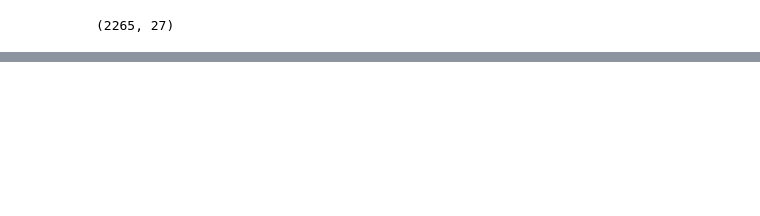
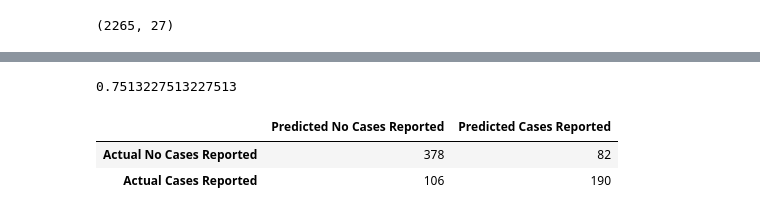
Before and after one commit to Tsoggy/Lyme_Disease, a Jupyter notebook: Lyme_ML_model.ipynb, the cells around one changed output, grey strips where cells are left out. Saved outputs shown, nothing was run; the diff lists cells and outputs as text; code cells hidden in the pictures; blank space fills up the shorter version.

```diff
--- a/Lyme_ML_model.ipynb
+++ b/Lyme_ML_model.ipynb
@@ -167,0 +229,11 @@ X_train.shape
+# %%
+# Resample the training data with SMOTE
+from imblearn.over_sampling import SMOTE
+X_resampled, y_resampled = SMOTE(random_state=1,
+sampling_strategy='auto').fit_resample(
+   X_train, y_train)
+# %%
+# Train the Logistic Regression model using the resampled data
+classifier = LogisticRegression(random_state=1)
+classifier.fit(X_resampled, y_resampled)
+y_pred = classifier.predict(X_test)
@@ -167,0 +248,17 @@ X_train.shape
+# %%
+# Calculated the balanced accuracy score
+print(accuracy_score(y_test, y_pred))
+# %% [output]
+0.7513227513227513
+# %%
+# Display the confusion matrix
+from sklearn.metrics import confusion_matrix, classification_report
+
+matrix = confusion_matrix(y_test, y_pred)
+cm_df = pd.DataFrame(
+    matrix, index=["Actual No Cases Reported", "Actual Cases Reported"], columns=["Predicted No Cases Reported", "Predicted Cases Reported"])
+cm_df
+# %% [output]
+|  | Predicted No Cases Reported | Predicted Cases Reported |
+| Actual No Cases Reported | 378 | 82 |
+| Actual Cases Reported | 106 | 190 |
```
Also changed, not shown: parts of 29 cells of this notebook, 1 other file.
